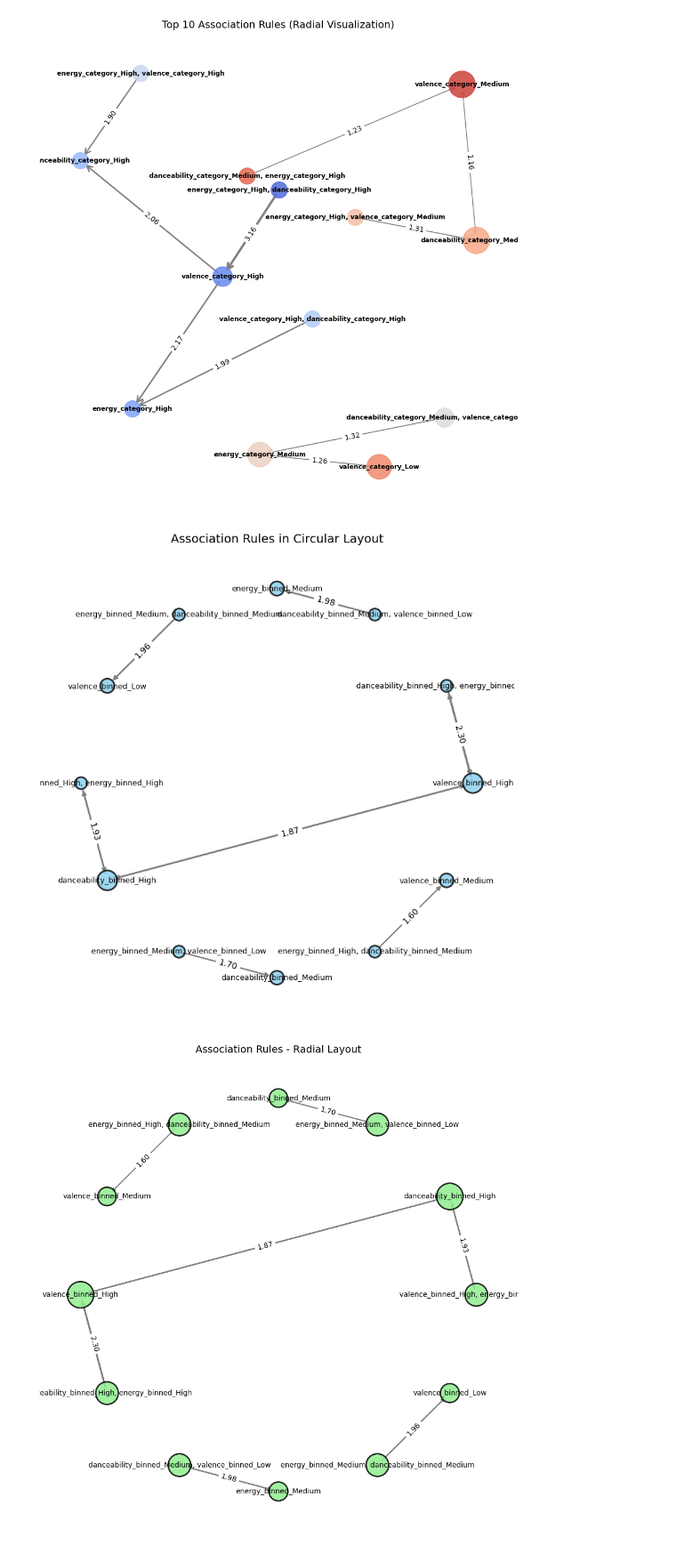
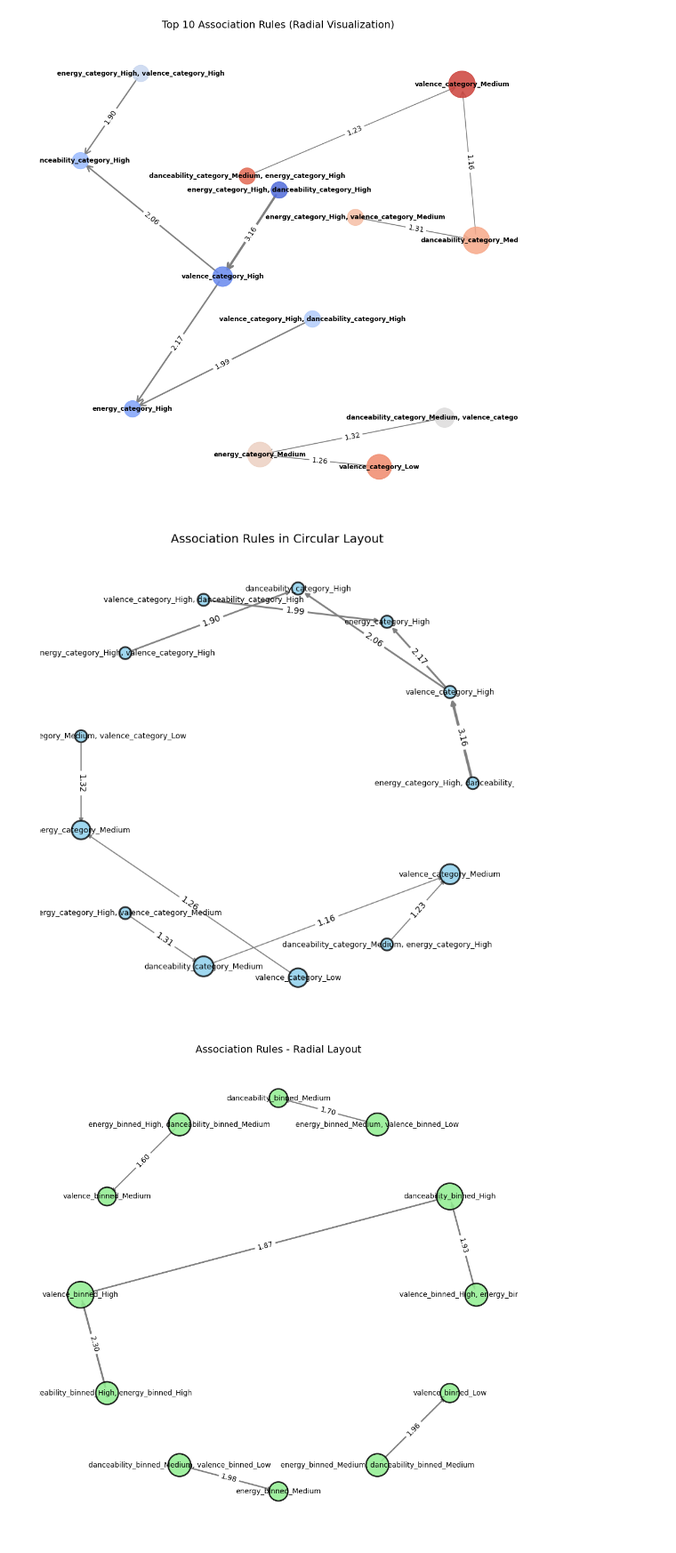
Before and after one commit to richirey75/Data-Mining-CS4990, a Jupyter notebook: DataMiningProject.ipynb, the cells around one changed output. Shown at 89% size. Drawn from its saved outputs; the diff is of its cells as text; code cells hidden in the pictures.

```diff
--- a/DataMiningProject.ipynb
+++ b/DataMiningProject.ipynb
@@ -470,7 +424,7 @@ import numpy as np
 G = nx.DiGraph()
 
 # Filter for top 10 rules for simplicity
-top_rules = rules.sort_values(by='lift', ascending=False).head(10)
+top_rules = sorted_rules.sort_values(by='lift', ascending=False).head(10)
 
 # Add edges and nodes from the top association rules
 for i, rule in top_rules.iterrows():
@@ -486,34 +440,34 @@ pos = nx.circular_layout(G)
 node_support_dict = {}
 for _, rule in top_rules.iterrows():
     for item in rule['antecedents']:
         node_support_dict[item] = rule['support']  # or any relevant metric
     for item in rule['consequents']:
         node_support_dict[item] = rule['support']  # or any relevant metric
 
 # Get node sizes based on support from the dictionary, default to a minimum size if not found
 node_sizes = [node_support_dict.get(node, 0.1) * 2000 for node in G.nodes()]
 
 
 # Draw the nodes (with proportional sizes)
 plt.figure(figsize=(10, 10))
 nx.draw_networkx_nodes(G, pos, node_color='skyblue', node_size=node_sizes, alpha=0.8, linewidths=2, edgecolors="black")
 
 # Draw the edges (with edge widths based on 'lift')
 edges = nx.draw_networkx_edges(G, pos, edge_color='gray', width=[d['weight'] for (u, v, d) in G.edges(data=True)], arrows=True)
 
 # Add labels for nodes
 nx.draw_networkx_labels(G, pos, font_size=9, font_color='black')
 
 # Add edge labels for lift values
 edge_labels = {(u, v): f"{d['weight']:.2f}" for u, v, d in G.edges(data=True)}
 nx.draw_networkx_edge_labels(G, pos, edge_labels=edge_labels)
 
 # Remove axes for clarity
 plt.title("Association Rules in Circular Layout", fontsize=14)
 plt.axis('off')
 plt.show()
 # %% [output]
-[figure, old version]
+[figure, new version]
 # %%
 '''
 #Extra graph for figuring out which is nicer
```
Also changed, not shown: parts of 9 cells of this notebook.
